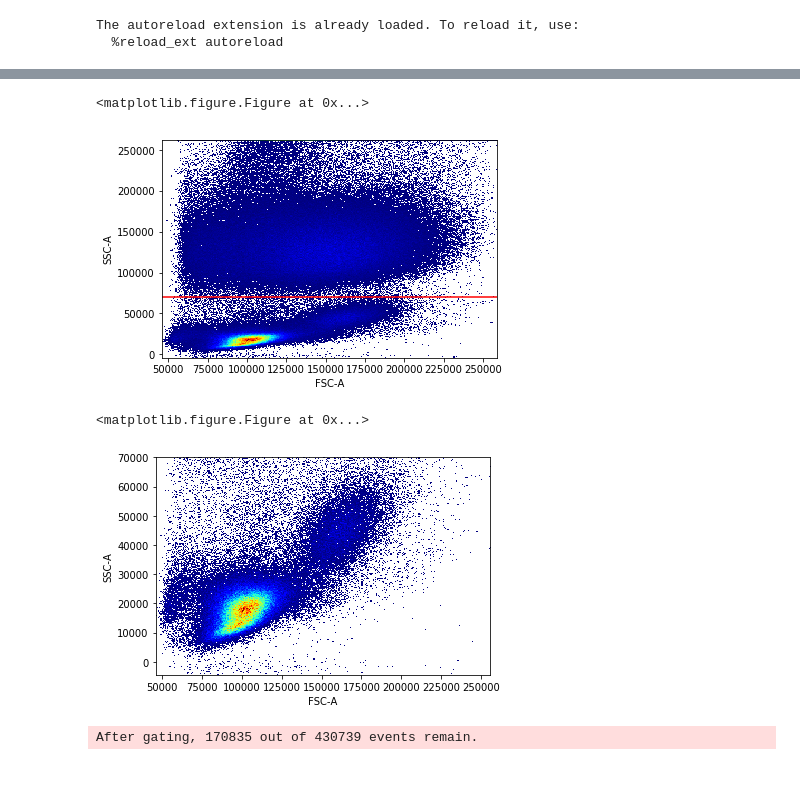
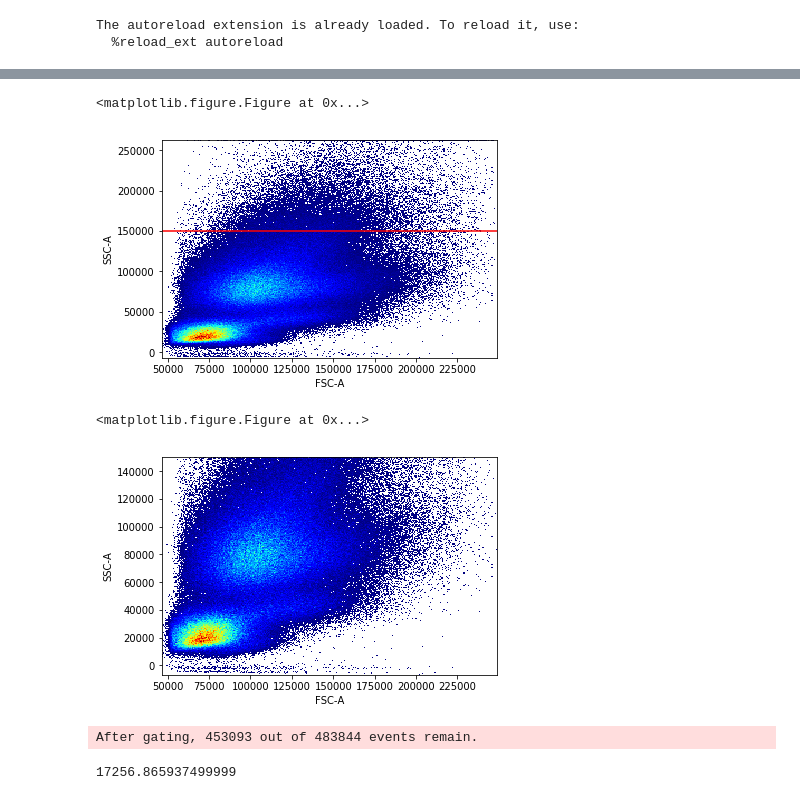
Before and after one commit to LudvigEk/aligater, a Jupyter notebook: pyAliGater_testing.ipynb, the cells around one changed output, grey strips where cells are left out. Saved outputs shown, nothing was run; the diff lists cells and outputs as text; code cells hidden in the pictures.

```diff
--- a/pyAliGater_testing.ipynb
+++ b/pyAliGater_testing.ipynb
@@ -9,5 +9,5 @@ The autoreload extension is already loaded. To reload it, use:
 # %%
 import aligater as ag
 # %%
-fcsList=ag.collectFiles("/media/ludvig/Project_Storage/GAIM/data/GAIM_fcs/", lFilter=["B cells"])
+fcsList=ag.collectFiles("/media/ludvig/Project_Storage/GAIM/data/GAIM_fcs/", lFilter=["B cells", "Bcells","B_"])
 # %% [output]
@@ -15,3 +15,3 @@ Collected 2983 files, 6268 files did not pass filter(s) and mask(s).
 # %%
-fcsDF = ag.loadFCS(fcsList[500], compensate=True,markers=["IgA", "CD27" ,"CD34" ,"CD19", "IgD" ,"CD45","CD38","CD24"])
+fcsDF = ag.loadFCS(fcsList[101], compensate=True,markers=["IgA", "CD27" ,"CD34" ,"CD19", "IgD" ,"CD45","CD38","CD24"])
 # %% [output]
@@ -29,3 +39,3 @@ After gating, 438882 out of 448200 events remain.
 # %%
-singlets=ag.gatePC(fcsDF,"FSC-A", "FSC-H",center='density',widthScale=4, heightScale=4, vI=no_clutter, plot=True)
+singlets=ag.gatePC(fcsDF,"FSC-A", "FSC-H",center='density',widthScale=5, heightScale=4, vI=no_clutter, plot=True)
 # %% [output]
@@ -37,8 +47,13 @@ After gating, 430739 out of 438882 events remain.
 # %%
-PBMCstep1=ag.gateThreshold(fcsDF,xCol="FSC-A",yCol="SSC-A",vI=singlets, orientation="horisontal",thresh=70000,population="lower")
+PBMCstep1=ag.gateThreshold(fcsDF,xCol="FSC-A",yCol="SSC-A",vI=singlets, orientation="horisontal",thresh=150000,population="lower")
 # %% [output]
 <matplotlib.figure.Figure at 0x...>
-[figure, old version]
+[figure, new version]
 <matplotlib.figure.Figure at 0x...>
-[figure, old version]
+[figure, new version]
-After gating, 170835 out of 430739 events remain.
+After gating, 453093 out of 483844 events remain.
+# %%
+start=ag.getHighestDensityPoint(fcsDF,"FSC-A","SSC-A",vI=PBMCstep1)[1]
+start
+# %% [output]
+17256.865937499999
```
Also changed, not shown: parts of 34 cells of this notebook, 12 other files.
